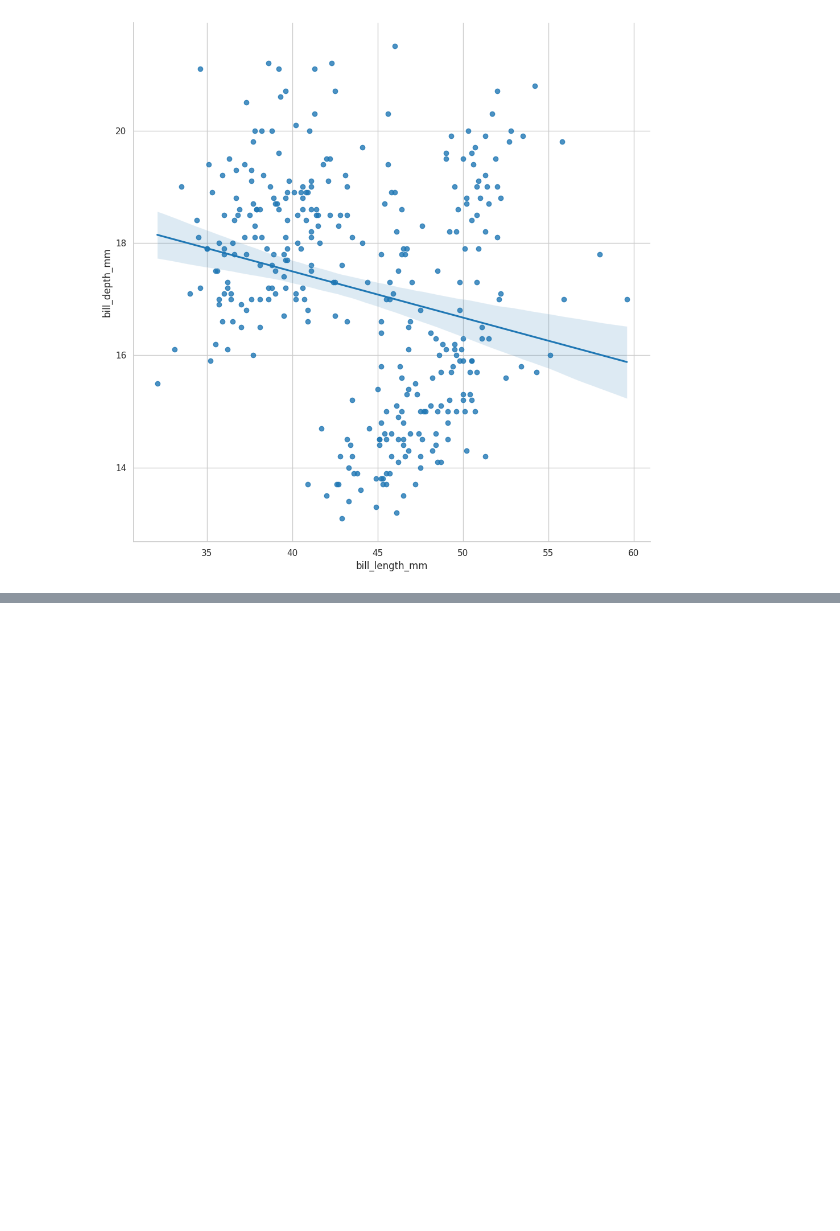
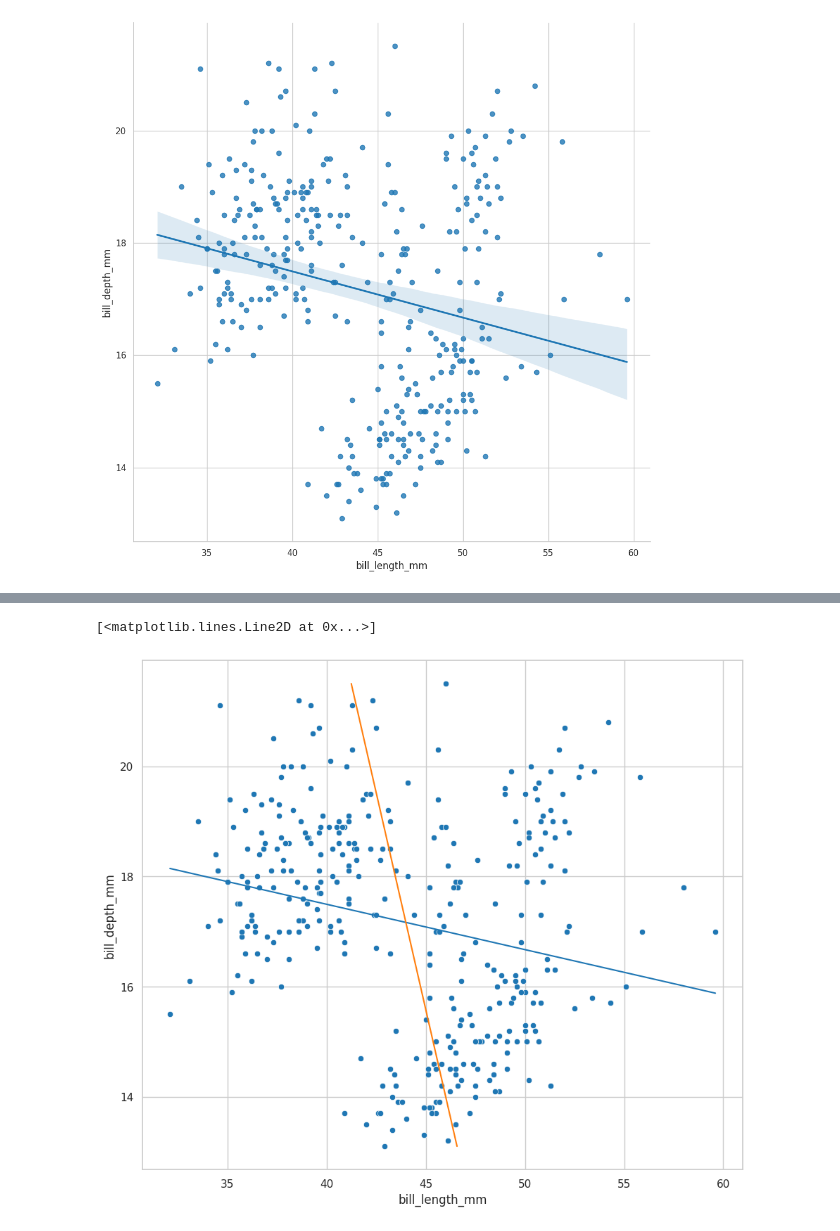
Before and after one commit to electrojam/Curso-de-Analisis-Exploratorio-de-Datos, a Jupyter notebook: 1-conociendo nuestros datos.ipynb, the cells around one changed output, grey strips where cells are left out. Saved outputs shown, nothing was run; the diff lists cells and outputs as text; code cells hidden in the pictures; blank space fills up the shorter version.

```diff
--- a/1-conociendo nuestros datos.ipynb
+++ b/1-conociendo nuestros datos.ipynb
@@ -1540,0 +1557,10 @@ sns.lmplot(
+# %%
+sns.scatterplot(
+    x=x,
+    y=y
+)
+
+fx_1 = np.array([x.min(), x.max()])
+fy_1 = res_x_y.intercept + res_x_y.slope * fx_1
+
+plt.plot(fx_1, fy_1)
@@ -1540,0 +1583,11 @@ sns.lmplot(
+# %%
+sns.scatterplot(
+    x=x,
+    y=y
+)
+
+plt.plot(fx_1, fy_1)
+plt.plot(fy_2, fx_2)
+# %% [output]
+[<matplotlib.lines.Line2D at 0x...>]
+[figure, added]
```
Also changed, not shown: parts of 10 cells of this notebook.
